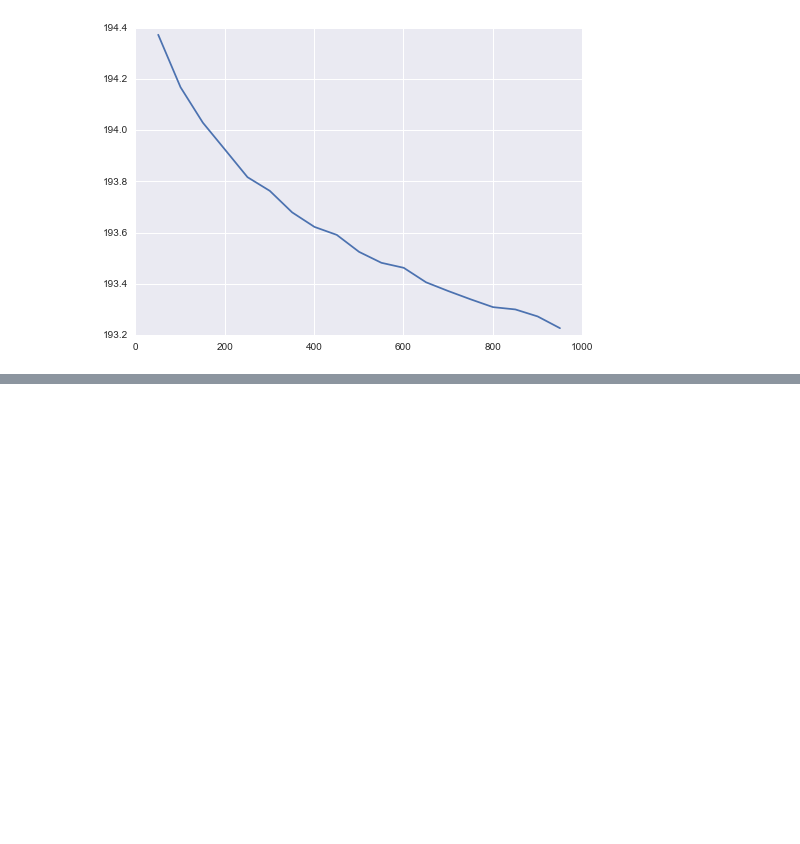
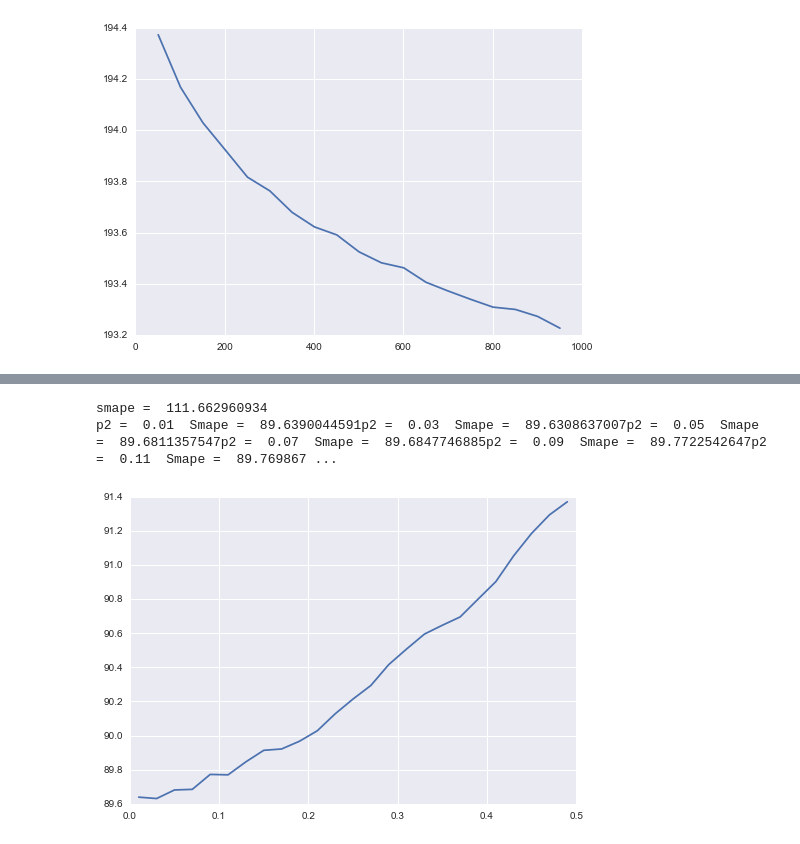
Before and after one commit to MatthewMcGonagle/KaggleWikiTraffic, a Jupyter notebook: BetterSmapeWL2.ipynb, the cells around one changed output, grey strips where cells are left out. Saved outputs shown, nothing was run; the diff lists cells and outputs as text; code cells hidden in the pictures; blank space fills up the shorter version.

```diff
--- a/BetterSmapeWL2.ipynb
+++ b/BetterSmapeWL2.ipynb
@@ -376,0 +415,36 @@ param =  1      Smape =  nanparam =  51         Smape =  194.373206867param =  1
+# %%
+# Let's just vary the power.
+
+model = Pipeline([ ('mean', FunctionTransformer(lambda X : X.mean(axis = 1, keepdims = True))),
+                   ('tree', DecisionTreeRegressor(max_depth = 10)) ])
+model.fit(X_train, Y_train)
+Y_predict = model.predict(X_valid)
+print('smape = ', smape(Y_predict, Y_valid))
+
+# Now let's try fitting transform Z
+
+def Ztransform(Y, param1, param2):
+    return 1 / (param1 + Y)**param2
+
+def invZtransform(Z, param1, param2):
+    return -param1 + 1 / Z**(1/param2)
+
+# Now try varying param
+param_search2 = np.arange(0.01, 0.5, 0.02)
+smapes = []
+for param2 in param_search2:
+    Z_train = Ztransform(Y_train, param1 = 50, param2 = param2)
+    Z_valid = Ztransform(Y_valid, param1 = 50, param2 = param2)
+
+    model.fit(X_train, Z_train)
+    Z_predict = model.predict(X_valid)
+    Y_predict = invZtransform(Z_predict, param1 = 50, param2 = param2)
+    newsmape = smape(1e-6+Y_predict, Y_valid)
+    print('p2 = ', param2, ' Smape = ', newsmape, end = '')
+    smapes.append(newsmape)
+plt.plot(param_search2, smapes)
+plt.show()
+# %% [output]
+smape =  111.662960934
+p2 =  0.01  Smape =  89.6390044591p2 =  0.03  Smape =  89.6308637007p2 =  0.05  Smape =  89.6811357547p2 =  0.07  Smape =  89.6847746885p2 =  0.09  Smape =  89.7722542647p2 =  0.11  Smape =  89.769867 ...
+[figure, added]
```
Also changed, not shown: parts of 3 cells of this notebook.
